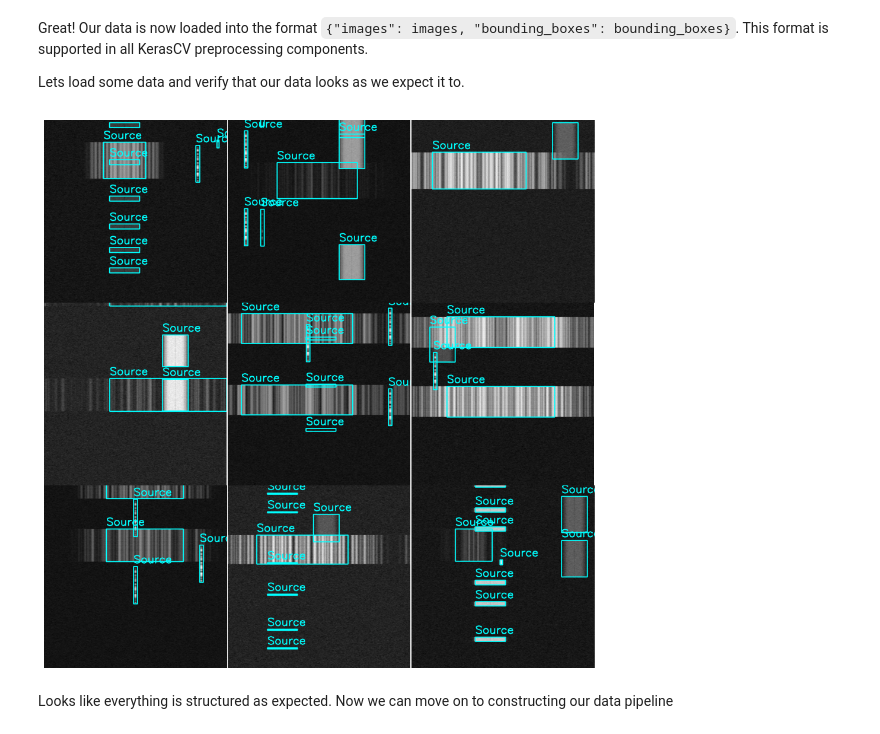
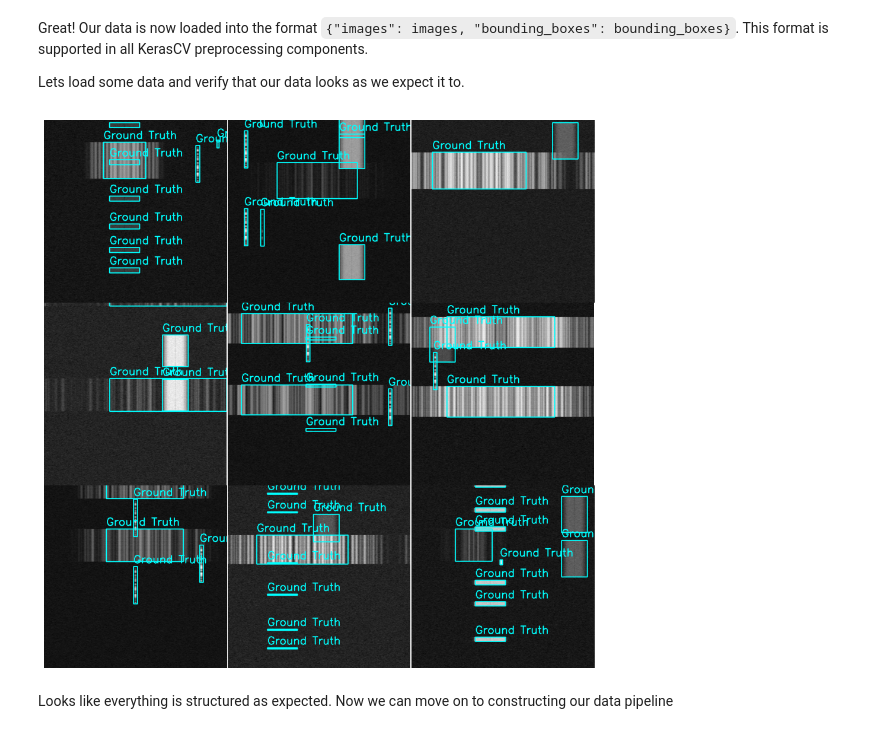
Before and after one commit to LukeWood/em-loader, a Jupyter notebook: notebooks/train.ipynb, the cells around one changed output. Drawn from its saved outputs; the diff is of its cells as text; code cells hidden in the pictures.

```diff
--- a/notebooks/train.ipynb
+++ b/notebooks/train.ipynb
@@ -27,10 +27,15 @@ from luketils import visualization
 batch_size = 8
 epochs = 1
 
-class_ids = [
-    "Source",
+ground_truth_mapping = [
+    "Ground Truth",
 ]
-class_mapping = dict(zip(range(len(class_ids)), class_ids))
+ground_truth_mapping = dict(zip(range(len(ground_truth_mapping)), ground_truth_mapping))
+
+prediction_mapping = [
+    "Prediction",
+]
+prediction_mapping = dict(zip(range(len(prediction_mapping)), prediction_mapping))
 # %%
 checkpoint_path = 'weights/'
 # %%
@@ -55,36 +60,36 @@ dataset, dataset_info = em_loader.load(
 )
 
 
 example = next(iter(dataset))
 images, boxes = example["images"], example["bounding_boxes"]
 visualization.plot_bounding_box_gallery(
     images,
     value_range=(0, 255),
     bounding_box_format="xywh",
     y_true=boxes,
     scale=4,
     rows=3,
     cols=3,
     thickness=2,
     font_scale=1,
-    class_mapping=class_mapping,
+    class_mapping=ground_truth_mapping,
     path=f"{artifacts_dir}/ground-truth.png",
 )
 visualization.plot_bounding_box_gallery(
     images,
     value_range=(0, 255),
     bounding_box_format="xywh",
     y_true=boxes,
     scale=4,
     rows=3,
     cols=3,
     thickness=2,
     font_scale=1,
-    class_mapping=class_mapping,
+    class_mapping=ground_truth_mapping,
     show=True,
 )
 # %% [output]
-[figure, old version]
+[figure, new version]
 # %% [markdown]
 Looks like everything is structured as expected.  Now we can move on to constructing our
 data pipeline
```
Also changed, not shown: parts of 6 cells of this notebook, 3 other files.
